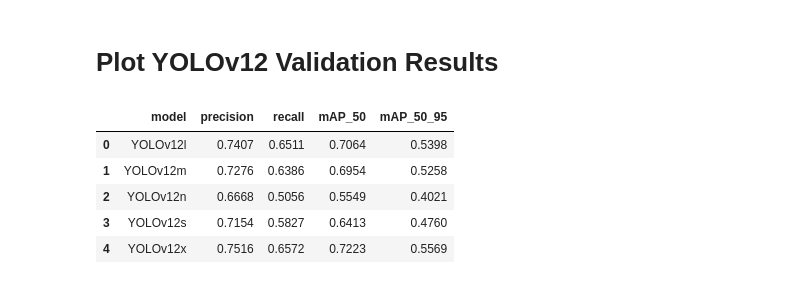
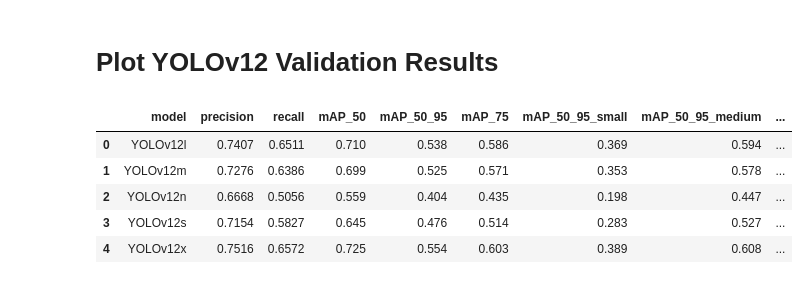
Before and after one commit to nevererror20/ObjectDetection, a Jupyter notebook: COCO/src/Plot.ipynb, the cells around one changed output. Saved outputs shown, nothing was run; the diff lists cells and outputs as text; code cells hidden in the pictures.

```diff
--- a/COCO/src/Plot.ipynb
+++ b/COCO/src/Plot.ipynb
@@ -10,52 +10,72 @@ yolol = {
     'model': 'YOLOv12l',
     'precision': 0.7407,
     'recall': 0.6511,
-    'mAP_50': 0.7064,
-    'mAP_50_95': 0.5398
+    'mAP_50': 0.710,
+    'mAP_50_95': 0.538,
+    'mAP_75': 0.586,
+    'mAP_50_95_small': 0.369,
+    'mAP_50_95_medium': 0.594,
+    'mAP_50_95_large': 0.709
 }
 
 yolom = {
     'model': 'YOLOv12m',
     'precision': 0.7276,
     'recall': 0.6386,
-    'mAP_50': 0.6954,
-    'mAP_50_95': 0.5258
+    'mAP_50': 0.699,
+    'mAP_50_95': 0.525,
+    'mAP_75': 0.571,
+    'mAP_50_95_small': 0.353,
+    'mAP_50_95_medium': 0.578,
+    'mAP_50_95_large': 0.697
 }
 
 yolon = {
     'model': 'YOLOv12n',
     'precision': 0.6668,
     'recall': 0.5056,
-    'mAP_50': 0.5549,
-    'mAP_50_95': 0.4021
+    'mAP_50': 0.559,
+    'mAP_50_95': 0.404,
+    'mAP_75': 0.435,
+    'mAP_50_95_small': 0.198,
+    'mAP_50_95_medium': 0.447,
+    'mAP_50_95_large': 0.592
 }
 
 yolos = {
     'model': 'YOLOv12s',
     'precision': 0.7154,
     'recall': 0.5827,
-    'mAP_50': 0.6413,
-    'mAP_50_95': 0.4760
+    'mAP_50': 0.645,
+    'mAP_50_95': 0.4760,
+    'mAP_75': 0.514,
+    'mAP_50_95_small': 0.283,
+    'mAP_50_95_medium': 0.527,
+    'mAP_50_95_large': 0.660
 }
 
 yolox = {
     'model': 'YOLOv12x',
     'precision': 0.7516,
     'recall': 0.6572,
-    'mAP_50': 0.7223,
-    'mAP_50_95': 0.5569
+    'mAP_50': 0.725,
+    'mAP_50_95': 0.554,
+    'mAP_75': 0.603,
+    'mAP_50_95_small': 0.389,
+    'mAP_50_95_medium': 0.608,
+    'mAP_50_95_large': 0.709
 }
 
 df_list = [yolol, yolom, yolon, yolos, yolox]
 df = pd.DataFrame(df_list)
 df
 # %% [output]
-|  | model | precision | recall | mAP_50 | mAP_50_95 |
-| 0 | YOLOv12l | 0.7407 | 0.6511 | 0.7064 | 0.5398 |
-| 1 | YOLOv12m | 0.7276 | 0.6386 | 0.6954 | 0.5258 |
-| 2 | YOLOv12n | 0.6668 | 0.5056 | 0.5549 | 0.4021 |
-| 3 | YOLOv12s | 0.7154 | 0.5827 | 0.6413 | 0.4760 |
-| 4 | YOLOv12x | 0.7516 | 0.6572 | 0.7223 | 0.5569 |
+|  | model | precision | recall | mAP_50 | mAP_50_95 | mAP_75 | mAP_50_95_small | mAP_50_95_medium | ... |
+| 0 | YOLOv12l | 0.7407 | 0.6511 | 0.710 | 0.538 | 0.586 | 0.369 | 0.594 | ... |
+| 1 | YOLOv12m | 0.7276 | 0.6386 | 0.699 | 0.525 | 0.571 | 0.353 | 0.578 | ... |
+| 2 | YOLOv12n | 0.6668 | 0.5056 | 0.559 | 0.404 | 0.435 | 0.198 | 0.447 | ... |
+| 3 | YOLOv12s | 0.7154 | 0.5827 | 0.645 | 0.476 | 0.514 | 0.283 | 0.527 | ... |
+| 4 | YOLOv12x | 0.7516 | 0.6572 | 0.725 | 0.554 | 0.603 | 0.389 | 0.608 | ... |
 # %%
 base = alt.Chart(df).properties(
     width=500,
```
Also changed, not shown: parts of 3 cells of this notebook, 10 other files.
